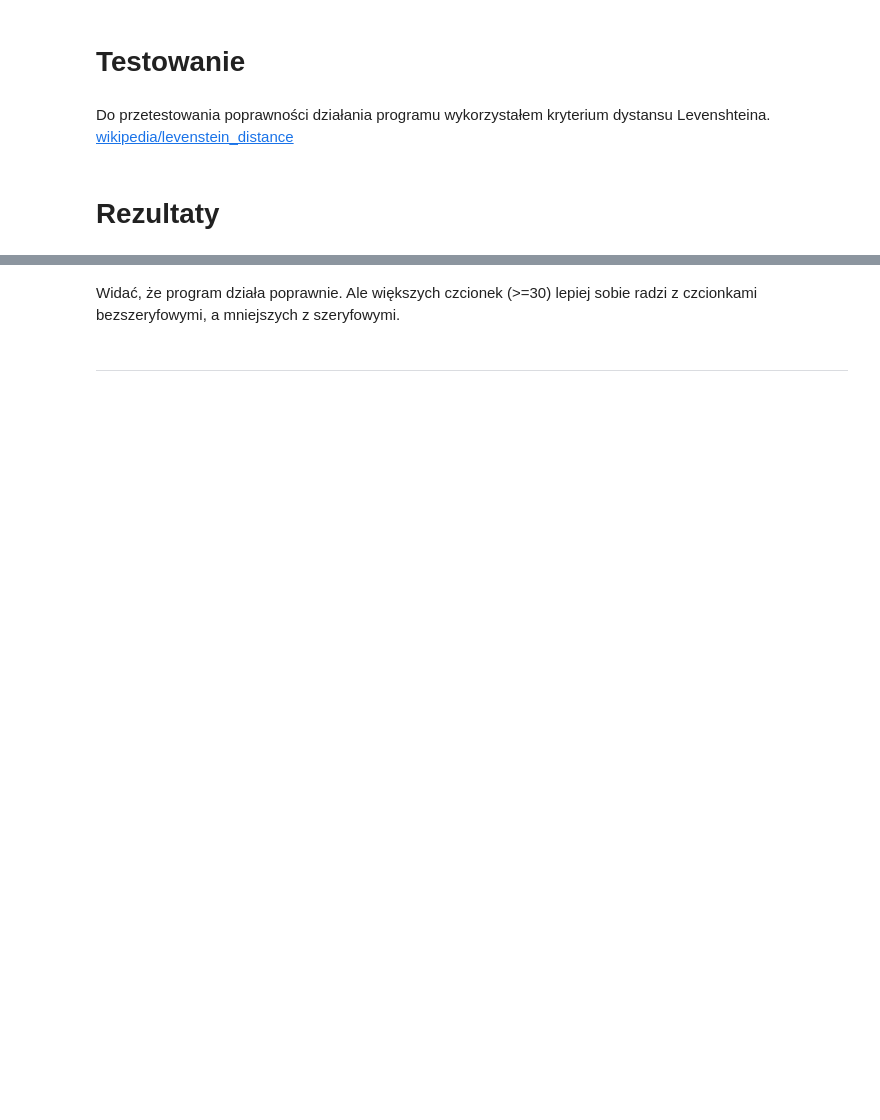
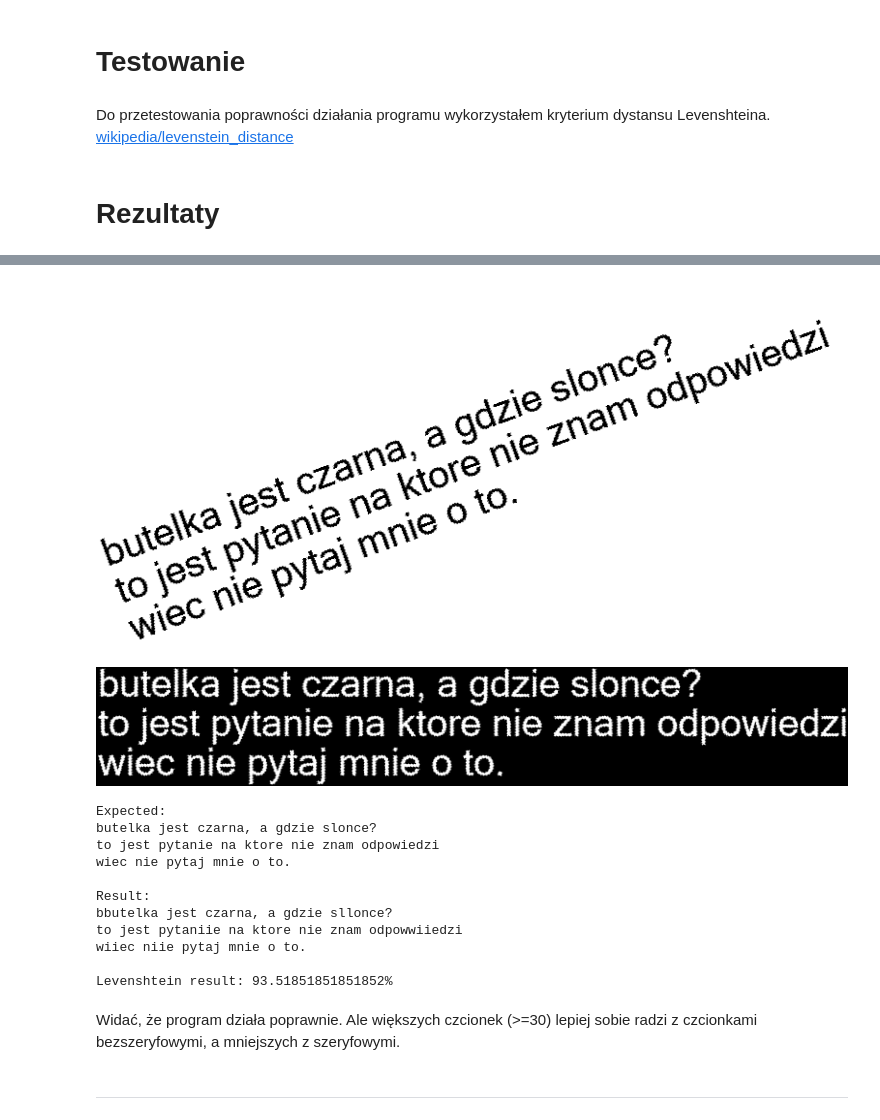
Before and after one commit to radoslawrolka/Computational_Methods_in_Science_and_Engineering, a Jupyter notebook: lab9/task2.ipynb, the cells around one changed output, grey strips where cells are left out. Drawn from its saved outputs; the diff is of its cells as text; code cells hidden in the pictures; blank space fills up the shorter version.

```diff
--- a/lab9/task2.ipynb
+++ b/lab9/task2.ipynb
@@ -176,7 +176,7 @@ def get_char_order(font, confidence=0.99, ratio=5, show=False):
             plt.show()
 
     return ['a', 'h', 'd', 'e', 'f', 'g', 'b', 'j', 'k', 'm',
-            'o', 'p', 'q', 's', 't', 'n', 'w', 'x', 'y', 'z',
+            'p', 'q', 's', 't', 'o', 'n', 'w', 'x', 'y', 'z',
             '0', '1', '2', '4', '6', '5', '7', '8', '9', 'u',
             'r', 'v', '3', 'l', 'i', 'c', '?', '!', '.', ',']
 
@@ -261,8 +259,9 @@ def word_division(lines, font, fontsize):
 def ocr(image, font, fsize=40, confidence=0, isnoised=False, isrotated=False, show=False):
     if isnoised: image = remove_noise(image)
     if isrotated: image = rotate_image(image)
-    image = image.crop(image.getbbox())
-    ready = ImageOps.invert(image)
+    image = ImageOps.invert(image)
+    ready = image.crop(image.getbbox())
+    display(ready)
     positions = read_text(ready, font, fsize, confidence=confidence, show=show)
     lines = line_division(positions, font, fsize)
     return word_division(lines, font, fsize)
@@ -282,10 +281,10 @@ def levenshtein_distance(expected, result):
                                matrix[i-1, j-1] + sub_cost)
     return (len(expected)-matrix[-1, -1]) / len(expected) * 100
 # %%
-def test(expected, font, fontsize, confidence=0, noise=0, rotate=0, ):
+def test(expected, font, fontsize, confidence=0, noise=0, rotate=0 ):
     image = draw_text(expected, font, fontsize, noise=noise, rotate=rotate)
     display(image)
-    result = ocr(image, font, fontsize, confidence=0, isnoised=noise>0, isrotated=rotate!=0)
+    result = ocr(image, font, fontsize, confidence=confidence, isnoised=noise>0, isrotated=rotate!=0, show=False)
     print("Expected:")
     print(expected)
     print("Result:")
@@ -389,3 +379,19 @@ Levenshtein result: 88.88888888888889%
+# %%
+test(text, 'sans-serif', 40, noise=0, rotate=20, confidence=0.93)
+# %% [output]
+[figure, added]
+[figure, added]
+Expected:
+butelka jest czarna, a gdzie slonce?
+to jest pytanie na ktore nie znam odpowiedzi
+wiec nie pytaj mnie o to.
+
+Result:
+bbutelka jest czarna, a gdzie sllonce?
+to jest pytaniie na ktore nie znam odpowwiiedzi
+wiiec niie pytaj mnie o to.
+
+Levenshtein result: 93.51851851851852%
 # %% [markdown]
 Widać, że program działa poprawnie. Ale większych czcionek (>=30) lepiej sobie radzi z czcionkami bezszeryfowymi, a mniejszych z szeryfowymi.
 # %% [markdown]
```
Also changed, not shown: parts of 3 cells of this notebook.
